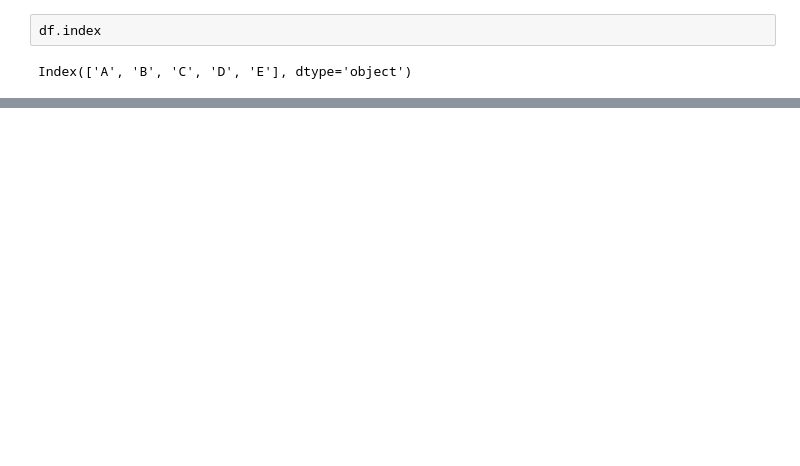
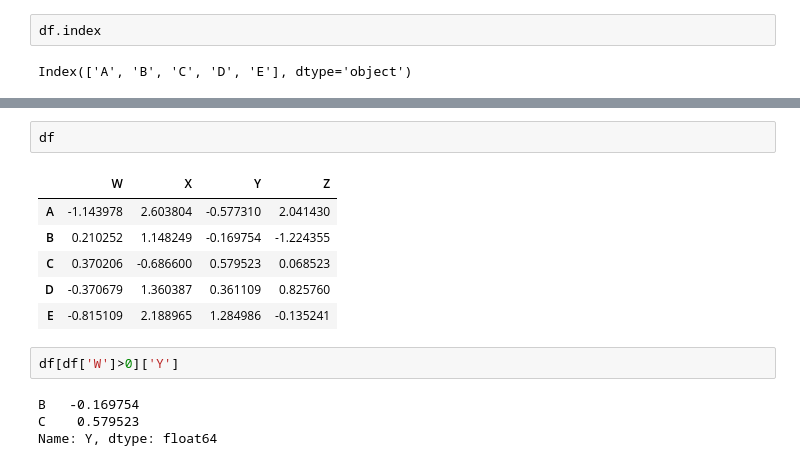
Before and after one commit to felixop7/Machine-Learning, a Jupyter notebook: Basics/Pandas/Pandas.ipynb, the cells around one changed output, grey strips where cells are left out. Saved outputs shown, nothing was run; the diff lists cells and outputs as text; blank space fills up the shorter version.

```diff
--- a/Basics/Pandas/Pandas.ipynb
+++ b/Basics/Pandas/Pandas.ipynb
@@ -280,0 +283,15 @@ df[df>0]
+# %%
+df
+# %% [output]
+|  | W | X | Y | Z |
+| A | -1.143978 | 2.603804 | -0.577310 | 2.041430 |
+| B | 0.210252 | 1.148249 | -0.169754 | -1.224355 |
+| C | 0.370206 | -0.686600 | 0.579523 | 0.068523 |
+| D | -0.370679 | 1.360387 | 0.361109 | 0.825760 |
+| E | -0.815109 | 2.188965 | 1.284986 | -0.135241 |
+# %%
+df[df['W']>0]['Y']
+# %% [output]
+B   -0.169754
+C    0.579523
+Name: Y, dtype: float64
```
Also changed, not shown: parts of 24 cells of this notebook.
